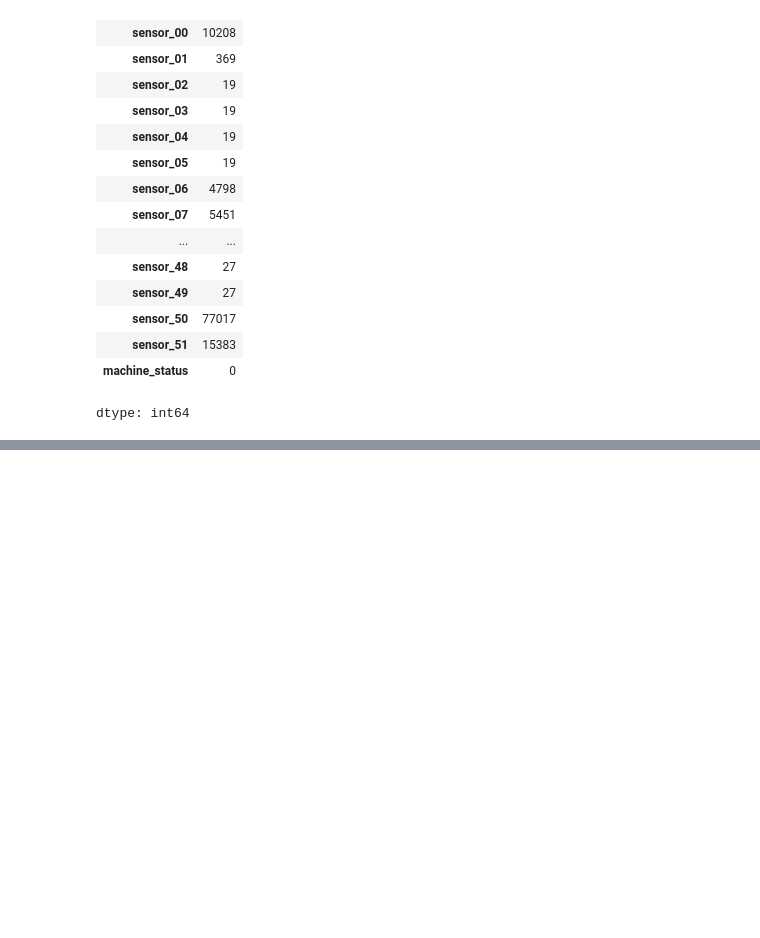
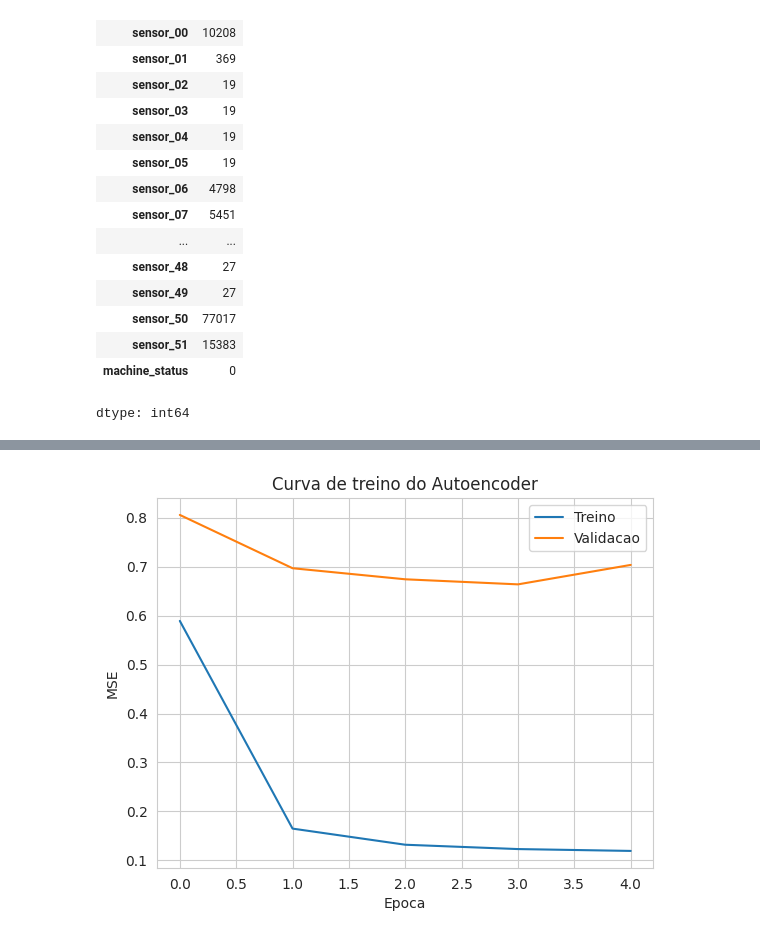
Before and after one commit to ChristianSF/Introduction_to_Artificial_Neural_Networks, a Jupyter notebook: Mestrado/Projeto5_LSTM.ipynb, the cells around one changed output, grey strips where cells are left out. Saved outputs shown, nothing was run; the diff lists cells and outputs as text; code cells hidden in the pictures; blank space fills up the shorter version.

```diff
--- a/Mestrado/Projeto5_LSTM.ipynb
+++ b/Mestrado/Projeto5_LSTM.ipynb
@@ -84,0 +225,12 @@ dtype: int64
+# %%
+x = layers.LSTM(32, return_sequences=False)(inputs)
+latent = layers.Dense(8, activation="relu", name="latent_vector")(x)
+# %%
+x = layers.RepeatVector(timesteps)(latent)
+x = layers.LSTM(32, return_sequences=True)(x)
+outputs = layers.TimeDistributed(layers.Dense(num_features))(x)
+# %%
+autoencoder = models.Model(inputs, outputs)
+autoencoder.compile(optimizer="adam", loss="mse")
+
+autoencoder.summary()
@@ -84,0 +260,9 @@ dtype: int64
+# %%
+with tf.device("/GPU:0"):
+    history = autoencoder.fit(
+        X_train, X_train,
+        epochs=5,
+        batch_size=64,
+        validation_split=0.2,
+        shuffle=True
+    )
@@ -84,0 +280,10 @@ dtype: int64
+# %%
+plt.plot(history.history["loss"], label="Treino")
+plt.plot(history.history["val_loss"], label="Validacao")
+plt.xlabel("Epoca")
+plt.ylabel("MSE")
+plt.title("Curva de treino do Autoencoder")
+plt.legend()
+plt.show()
+# %% [output]
+[figure, added]
```
Also changed, not shown: parts of 39 cells of this notebook.
